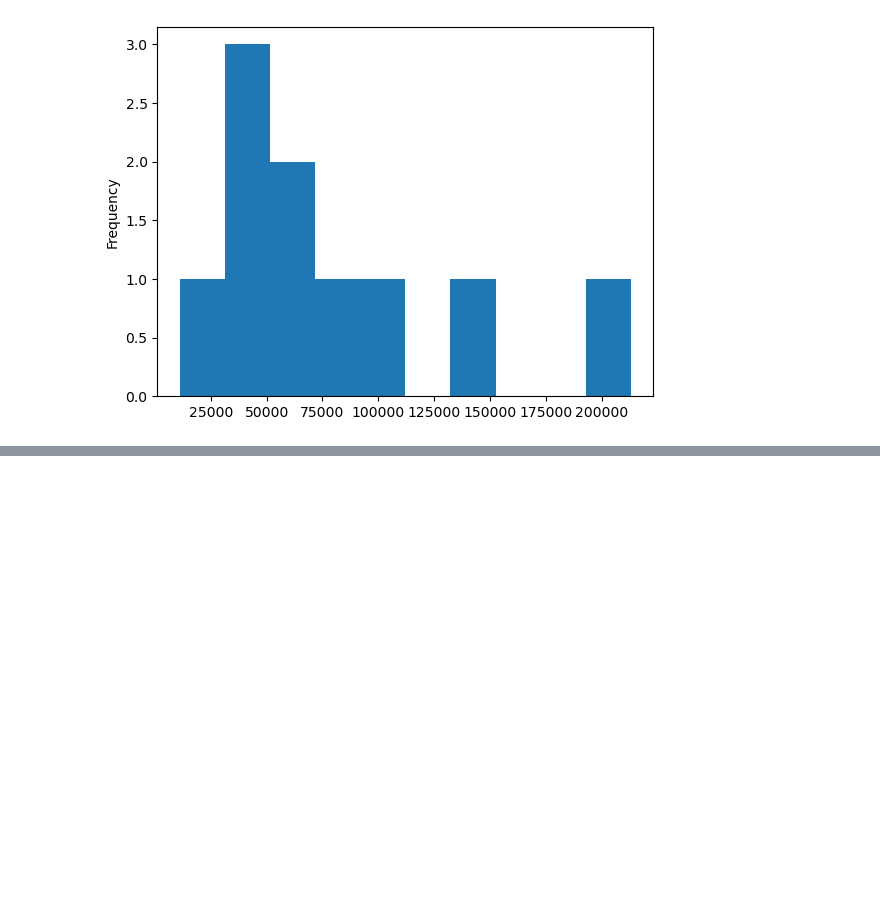
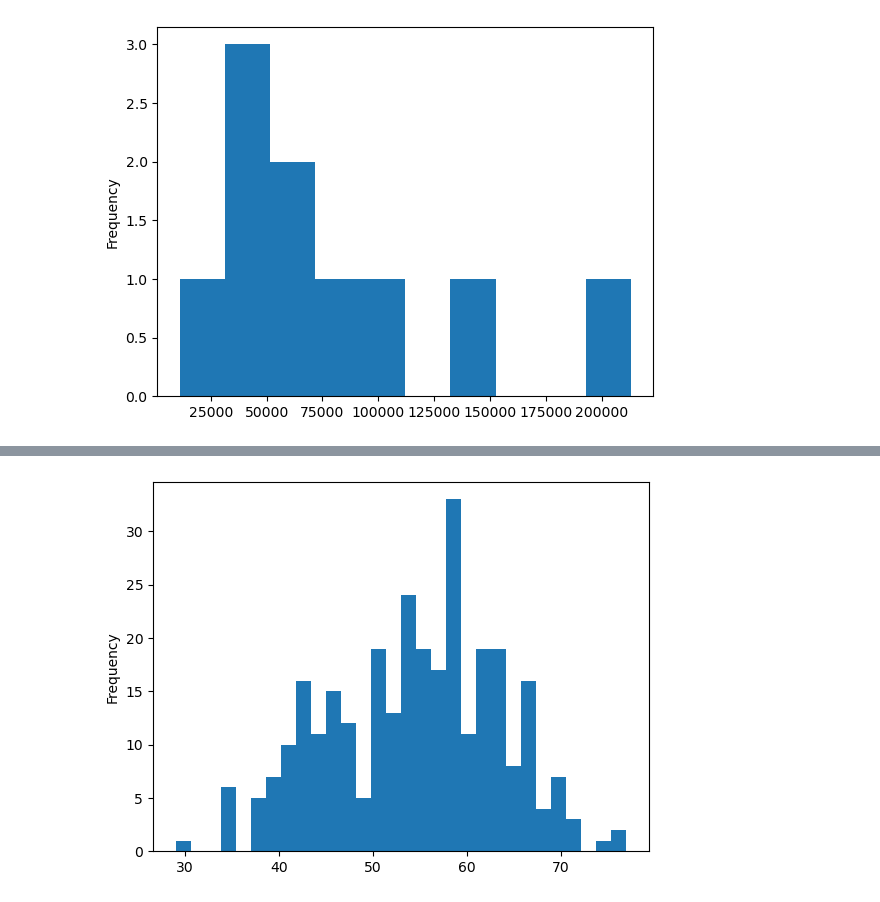
Before and after one commit to leandrofahur/senior-python-developer, a Jupyter notebook: machine-learning/matplotlib-data-analysis/introduction-to-matplotlib.ipynb, the cells around one changed output, grey strips where cells are left out. Cells and saved outputs as stored; diff of their text form; code cells hidden in the pictures; blank space fills up the shorter version.

```diff
--- a/machine-learning/matplotlib-data-analysis/introduction-to-matplotlib.ipynb
+++ b/machine-learning/matplotlib-data-analysis/introduction-to-matplotlib.ipynb
@@ -321,0 +323,3 @@ car_sales["Odometer (KM)"].plot.hist(bins=15);
+# %%
+heart_disease = pd.read_csv("heart-disease.csv")
+heart_disease
@@ -321,0 +340,4 @@ car_sales["Odometer (KM)"].plot.hist(bins=15);
+# %%
+heart_disease["age"].plot.hist(bins=30);
+# %% [output]
+[figure, added]
```
Also changed, not shown: parts of 4 cells of this notebook, 1 other file.
